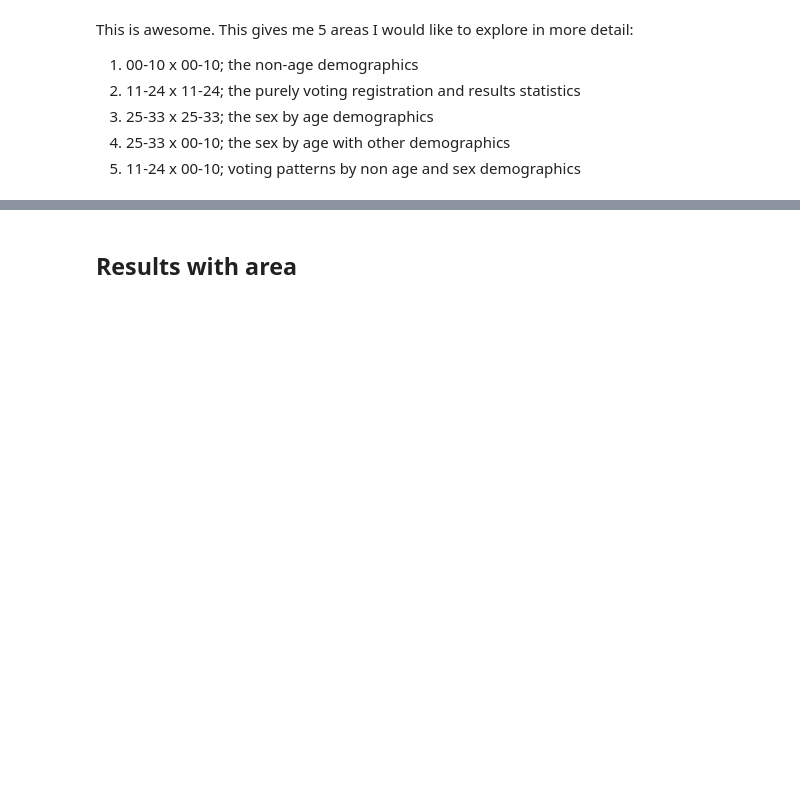
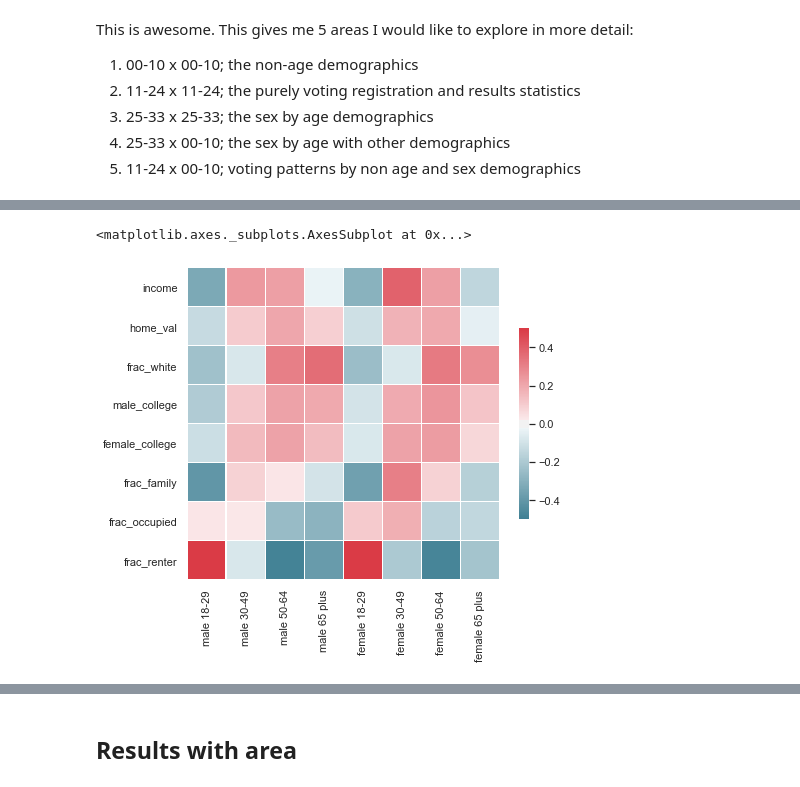
Before and after one commit to jasonbossert/colorado_elections, a Jupyter notebook: notebooks/EDA_correlations.ipynb, the cells around one changed output, grey strips where cells are left out. Saved outputs shown, nothing was run; the diff lists cells and outputs as text; code cells hidden in the pictures; blank space fills up the shorter version.

```diff
--- a/notebooks/EDA_correlations.ipynb
+++ b/notebooks/EDA_correlations.ipynb
@@ -264,0 +211,8 @@ precinct_data_2016[precinct_data_2016.vtdst3 == '744']
+# %%
+sub_data = corr_data.iloc[3:11, 27:35]
+f, ax = plt.subplots(figsize=(7, 7))
+sns.heatmap(sub_data, cmap=cmap, vmax=.5, vmin=-.5, center=0,
+            square=True, linewidths=.3, cbar_kws={"shrink": .5})
+# %% [output]
+<matplotlib.axes._subplots.AxesSubplot at 0x...>
+[figure, added]
```
Also changed, not shown: parts of 25 cells of this notebook.
